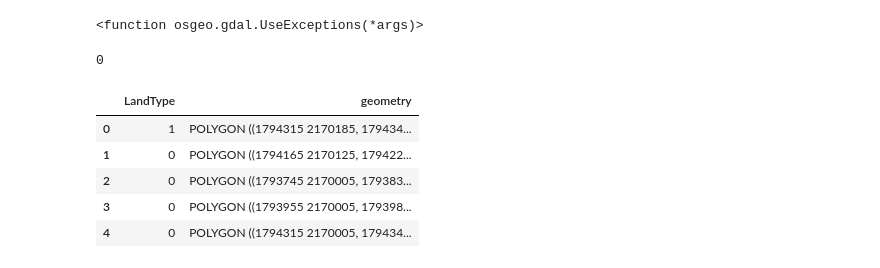
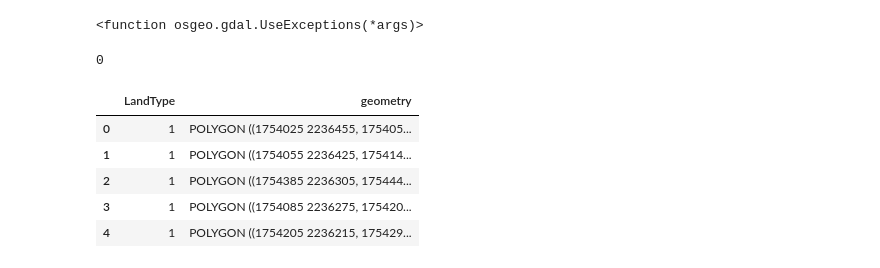
Before and after one commit to zstatmanweil/EJ-analysis-map, a Jupyter notebook: SpatialAnalysis/Dasymetric.ipynb, the cells around one changed output. Saved outputs shown, nothing was run; the diff lists cells and outputs as text; code cells hidden in the pictures.

Commit message:
finished creating a polygon layer from residential land raster

```diff
--- a/SpatialAnalysis/Dasymetric.ipynb
+++ b/SpatialAnalysis/Dasymetric.ipynb
@@ -214,7 +214,7 @@ raster_proj.ImportFromWkt(sr_proj)
 band = sourceRaster.GetRasterBand(1)
 bandArray = band.ReadAsArray()
 # %%
-outShapefile = r'C:\Users\zstat\Documents\RecurseCenter\EJ-analysis-map\Data\Created\nj_res_clip'
+outShapefile = r'C:\Users\zstat\Documents\RecurseCenter\EJ-analysis-map\Data\Created\nj_residential'
 # %%
 driver = ogr.GetDriverByName("ESRI Shapefile")
 outDatasource = driver.CreateDataSource(outShapefile+ ".shp")
@@ -226,12 +226,12 @@ gdal.Polygonize( band, None, outLayer, 0, [], callback=None )
 outDatasource.Destroy()
 sourceRaster = None
 # %%
-gdf = gpd.read_file(outShapefile + '.shp')
-gdf.head(5)
+res_geodata = gpd.read_file(outShapefile + '.shp')
+res_geodata.head(5)
 # %% [output]
 |  | LandType | geometry |
-| 0 | 1 | POLYGON ((1794315 2170185, 179434... |
-| 1 | 0 | POLYGON ((1794165 2170125, 179422... |
-| 2 | 0 | POLYGON ((1793745 2170005, 179383... |
-| 3 | 0 | POLYGON ((1793955 2170005, 179398... |
-| 4 | 0 | POLYGON ((1794315 2170005, 179434... |
+| 0 | 1 | POLYGON ((1754025 2236455, 175405... |
+| 1 | 1 | POLYGON ((1754055 2236425, 175414... |
+| 2 | 1 | POLYGON ((1754385 2236305, 175444... |
+| 3 | 1 | POLYGON ((1754085 2236275, 175420... |
+| 4 | 1 | POLYGON ((1754205 2236215, 175429... |
```
Also changed, not shown: parts of 11 cells of this notebook.
